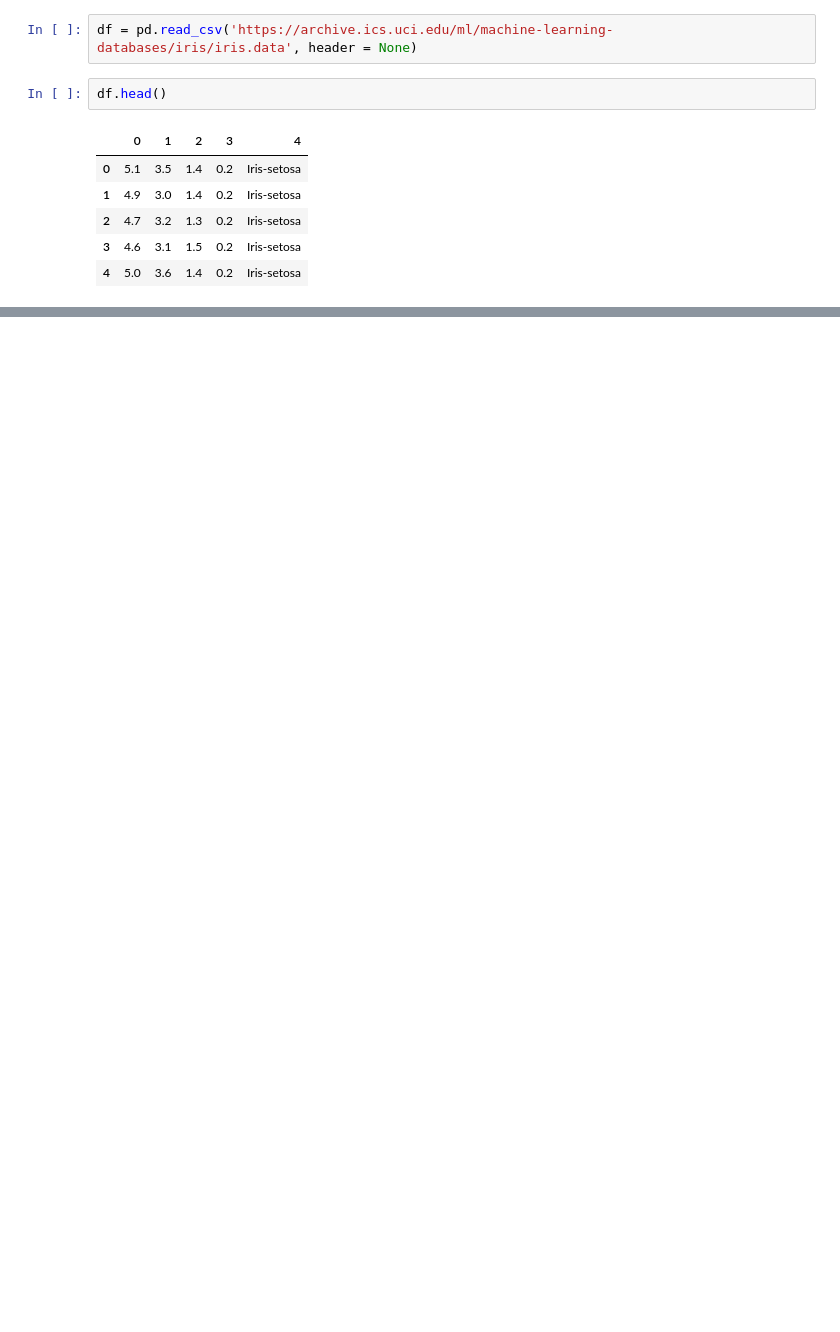
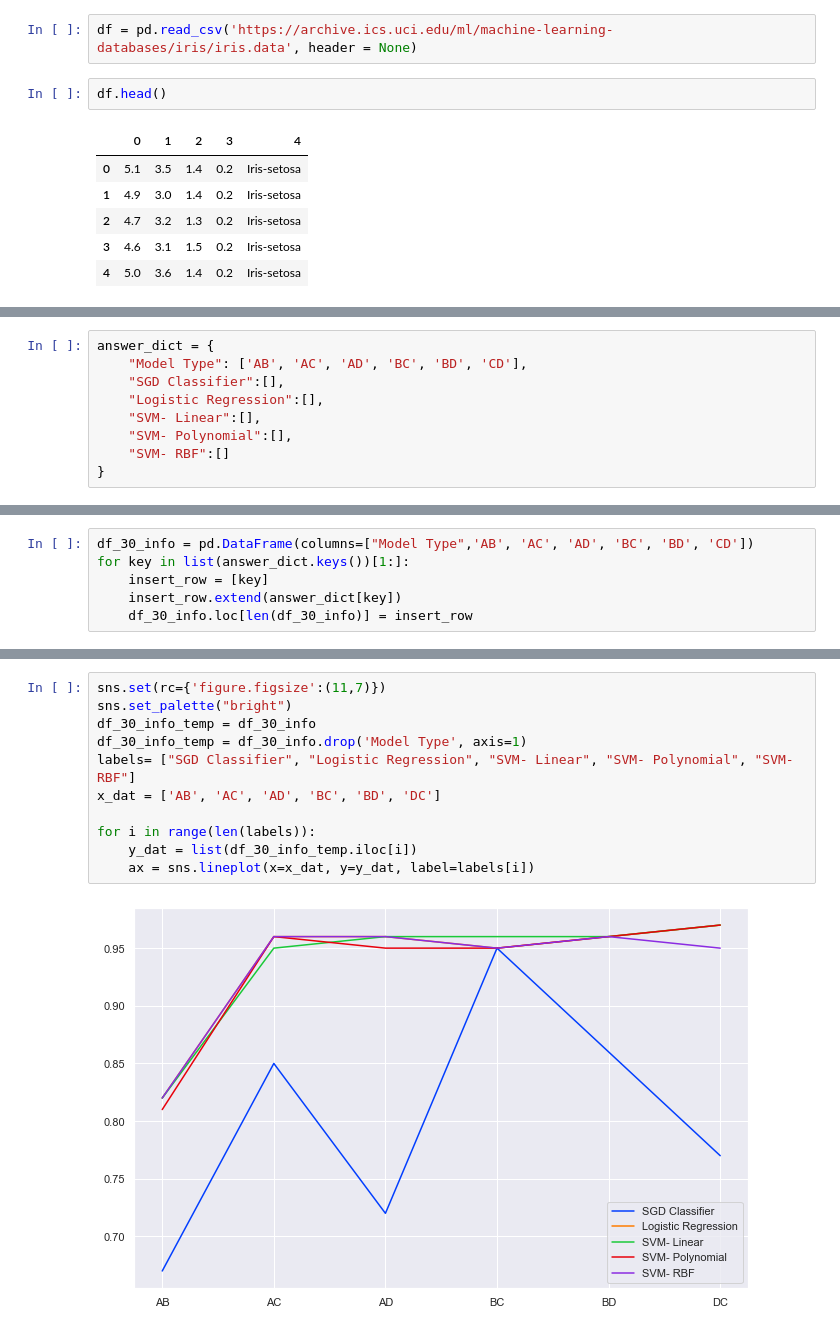
Before and after one commit to deepankarck2/447--Machine-Learning, a Jupyter notebook: Assignment_3/code_assignment_3.ipynb, the cells around one changed output, grey strips where cells are left out. Saved outputs shown, nothing was run; the diff lists cells and outputs as text; blank space fills up the shorter version.

```diff
--- a/Assignment_3/code_assignment_3.ipynb
+++ b/Assignment_3/code_assignment_3.ipynb
@@ -19,0 +66,9 @@ df.head()
+# %%
+answer_dict = {
+    "Model Type": ['AB', 'AC', 'AD', 'BC', 'BD', 'CD'],
+    "SGD Classifier":[],
+    "Logistic Regression":[],
+    "SVM- Linear":[],
+    "SVM- Polynomial":[],
+    "SVM- RBF":[]
+}
@@ -19,0 +128,6 @@ df.head()
+# %%
+df_30_info = pd.DataFrame(columns=["Model Type",'AB', 'AC', 'AD', 'BC', 'BD', 'CD'])
+for key in list(answer_dict.keys())[1:]:
+    insert_row = [key]
+    insert_row.extend(answer_dict[key])
+    df_30_info.loc[len(df_30_info)] = insert_row
@@ -19,0 +143,13 @@ df.head()
+# %%
+sns.set(rc={'figure.figsize':(11,7)})
+sns.set_palette("bright")
+df_30_info_temp = df_30_info
+df_30_info_temp = df_30_info.drop('Model Type', axis=1)
+labels= ["SGD Classifier", "Logistic Regression", "SVM- Linear", "SVM- Polynomial", "SVM- RBF"]
+x_dat = ['AB', 'AC', 'AD', 'BC', 'BD', 'DC']
+
+for i in range(len(labels)):
+    y_dat = list(df_30_info_temp.iloc[i])
+    ax = sns.lineplot(x=x_dat, y=y_dat, label=labels[i])
+# %% [output]
+[figure, added]
```
Also changed, not shown: parts of 28 cells of this notebook.
